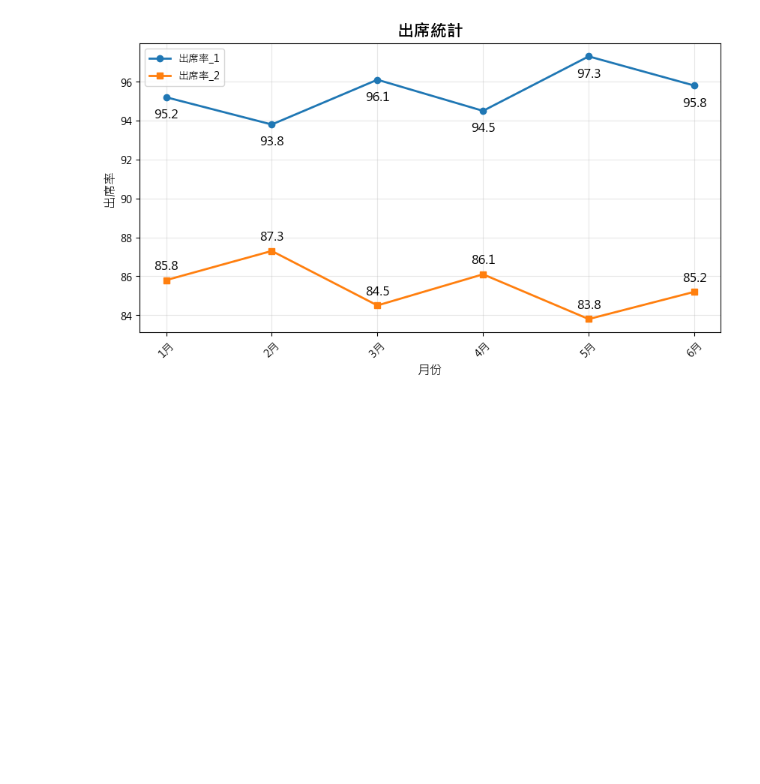
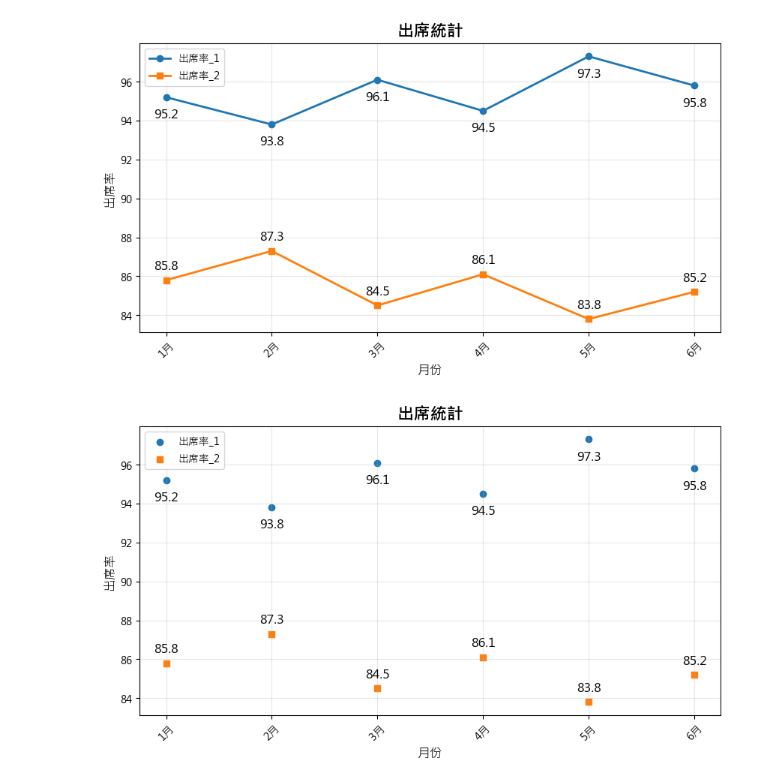
Before and after one commit to zxzxasas1/Python-Application, a Jupyter notebook: python 模組使用練習/Matplotlib 模組.ipynb, the cells around one changed output. Saved outputs shown, nothing was run; the diff lists cells and outputs as text; code cells hidden in the pictures; blank space fills up the shorter version.

Commit message:
增加 Matplotlib 模組內容

```diff
--- a/python 模組使用練習/Matplotlib 模組.ipynb
+++ b/python 模組使用練習/Matplotlib 模組.ipynb
@@ -60,3 +60,44 @@ plt.legend()
 plt.show()
 # %% [output]
 [figure]
+# %%
+# 2. 練習製作分布圖
+
+import matplotlib.pyplot as plt
+
+plt.rcParams["font.sans-serif"] = ["Microsoft JhengHei" , "Simhei"]
+plt.rcParams["axes.unicode_minus"] = False
+
+months = ["1月","2月","3月","4月","5月","6月"]
+attendance_1 = [95.2,93.8,96.1,94.5,97.3,95.8]
+attendance_2 = [85.8,87.3,84.5,86.1,83.8,85.2]
+
+plt.figure(figsize=(10,5))
+
+
+# 不一樣的地方就是把 plt.plot 改成 plt.scatter 而已，注意沒有 markersize 的調整參數 , 也沒有線的調整參數
+
+plt.scatter(months,attendance_1,label="出席率_1",marker="o")
+plt.scatter(months,attendance_2,label="出席率_2",marker="s")
+
+
+for i , item in enumerate(attendance_1) :
+
+    plt.annotate(f"{item}",(i,item),textcoords="offset points",xytext=(0,-20),ha="center",fontsize=12)
+
+for i , item in enumerate(attendance_2) :
+
+    plt.annotate(f"{item}",(i,item),textcoords="offset points",xytext=(0,10),ha="center",fontsize=12)
+
+
+plt.title("出席統計",fontsize=16,fontweight="bold")
+plt.xlabel("月份",fontsize=12)
+plt.ylabel("出席率",fontsize=12)
+
+plt.xticks(rotation=45)
+plt.grid(alpha=0.3)
+plt.legend()
+
+plt.show()
+# %% [output]
+[figure, added]
```
Also changed, not shown: parts of 5 cells of this notebook.
